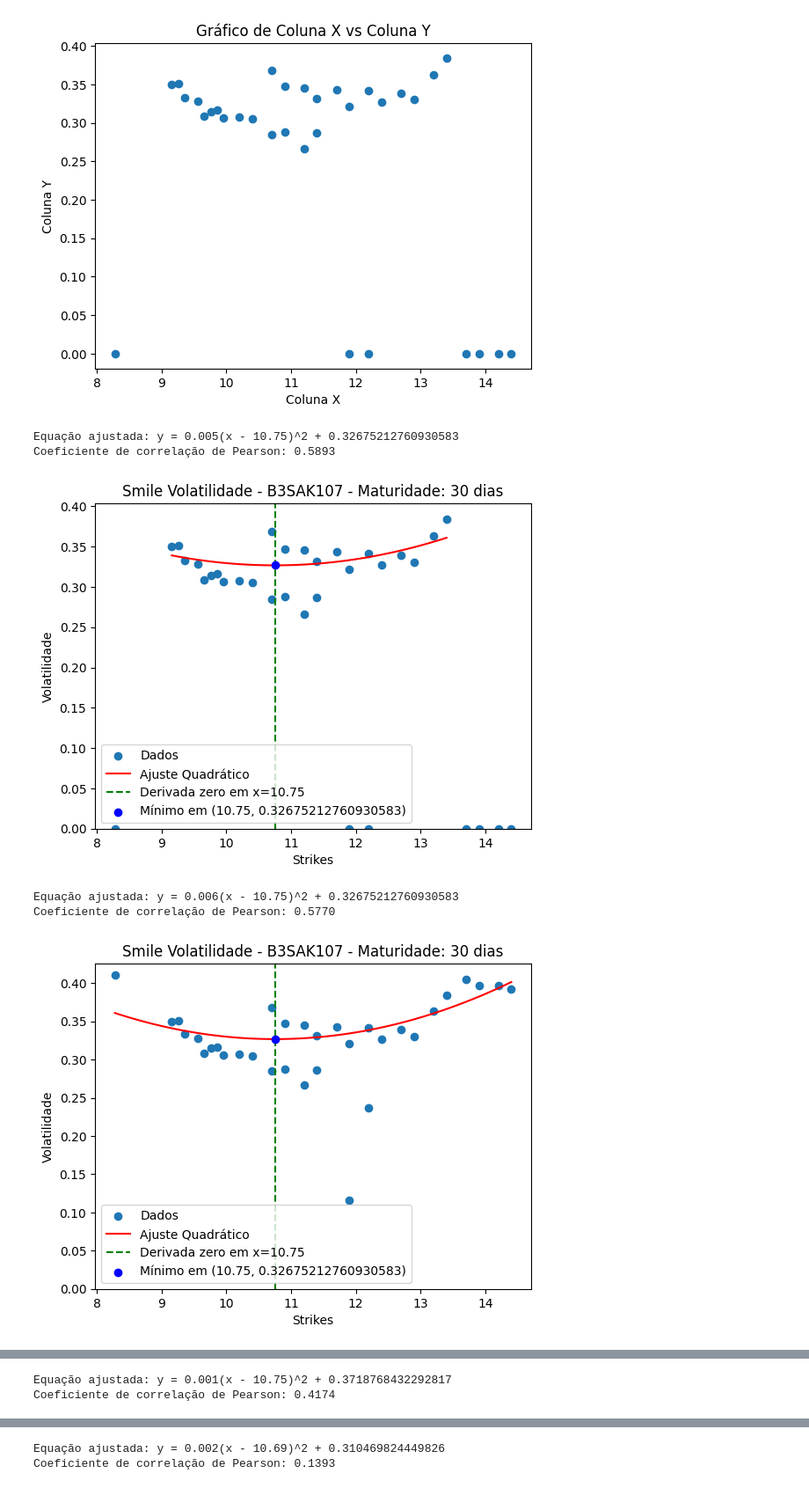
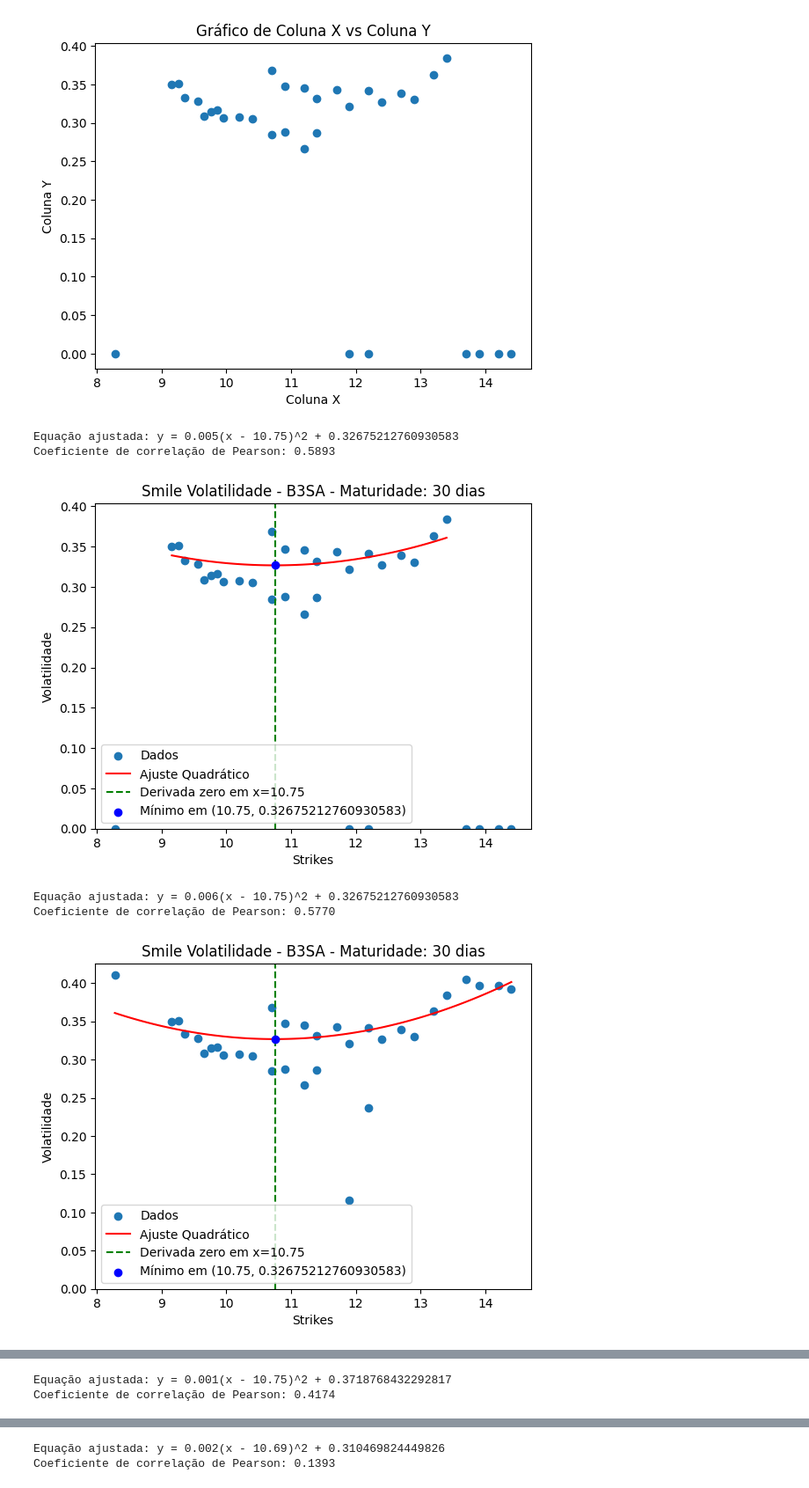
Before and after one commit to VitorSancho/IVOptionPredictor, a Jupyter notebook: projeto/src/MLApp/Avaliacao.ipynb, the cells around one changed output, grey strips where cells are left out. Shown at 88% size. Drawn from its saved outputs; the diff is of its cells as text; code cells hidden in the pictures.

Commit message:
ajustes no spot e geração de graficos

```diff
--- a/projeto/src/MLApp/Avaliacao.ipynb
+++ b/projeto/src/MLApp/Avaliacao.ipynb
@@ -379,7 +399,7 @@ def fitar_superficie(dados: pd.DataFrame, dias_vencimento: int, spot: int, ativo
     plt.ylim(bottom=0)
     plt.xlabel('Strikes')
     plt.ylabel('Volatilidade')
-    plt.title('Smile Volatilidade - ' + ativo + " - Maturidade: " + str(dias_vencimento) + " dias")
+    plt.title('Smile Volatilidade - ' + ativo[:4] + " - Maturidade: " + str(dias_vencimento) + " dias")
     plt.show()
 # %%
 import math
@@ -715,20 +870,33 @@ plt.show()
 55 dias até o vencimento 16
 [figure]
 # %%
+# dados_b3_b3sa_04102024_dias_ate_vencimento_30 = dados_b3_b3sa_04_10_2024[dados_b3_b3sa_04_10_2024['diasAteVencimento'] == 30]
+
+# fitar_superficie(dados_b3_b3sa_04102024_dias_ate_vencimento_30, 30, spot_B3SA_04_10_2024, dados_b3_b3sa_04102024_dias_ate_vencimento_30.iloc[0]['cod_neg'])
+
+# fittar_superficie_com_predicoes_para_nao_convergentes(dados_b3_b3sa_04102024_dias_ate_vencimento_30, spot_B3SA_04_10_2024, 30)
+
+# fittar_superficie_predita(dados_b3_b3sa_04102024_dias_ate_vencimento_30, spot_B3SA_04_10_2024, 30)
+
+
 dados_b3_b3sa_04102024_dias_ate_vencimento_30 = dados_b3_b3sa_04_10_2024[dados_b3_b3sa_04_10_2024['diasAteVencimento'] == 30]
 
 fitar_superficie(dados_b3_b3sa_04102024_dias_ate_vencimento_30, 30, spot_B3SA_04_10_2024, dados_b3_b3sa_04102024_dias_ate_vencimento_30.iloc[0]['cod_neg'])
 
+dados_b3_b3sa_04102024_dias_ate_vencimento_30 = dados_b3_b3sa_04_10_2024[dados_b3_b3sa_04_10_2024['diasAteVencimento'] == 30]
+
 fittar_superficie_com_predicoes_para_nao_convergentes(dados_b3_b3sa_04102024_dias_ate_vencimento_30, spot_B3SA_04_10_2024, 30)
 
+dados_b3_b3sa_04102024_dias_ate_vencimento_30 = dados_b3_b3sa_04_10_2024[dados_b3_b3sa_04_10_2024['diasAteVencimento'] == 30]
+
 fittar_superficie_predita(dados_b3_b3sa_04102024_dias_ate_vencimento_30, spot_B3SA_04_10_2024, 30)
 # %% [output]
 Equação ajustada: y = 0.005(x - 10.75)^2 + 0.32675212760930583
 Coeficiente de correlação de Pearson: 0.5893
-[figure, old version]
+[figure, new version]
 Equação ajustada: y = 0.006(x - 10.75)^2 + 0.32675212760930583
 Coeficiente de correlação de Pearson: 0.5770
-[figure, old version]
+[figure, new version]
  0.119 0.119 0.119 0.119 0.119 0.119 0.119 0.119 0.119 0.119 0.119 0.119
  0.119 0.119 0.119 0.119 0.119 0.119 0.119 0.119 0.119]' has dtype incompatible with int64, please explicitly cast to a compatible dtype first.
   dados_validos.loc[:, 'diasAteVencimento'] = (dados_validos['diasAteVencimento'] / 252.0).round(3)
```
Also changed, not shown: parts of 18 cells of this notebook.
